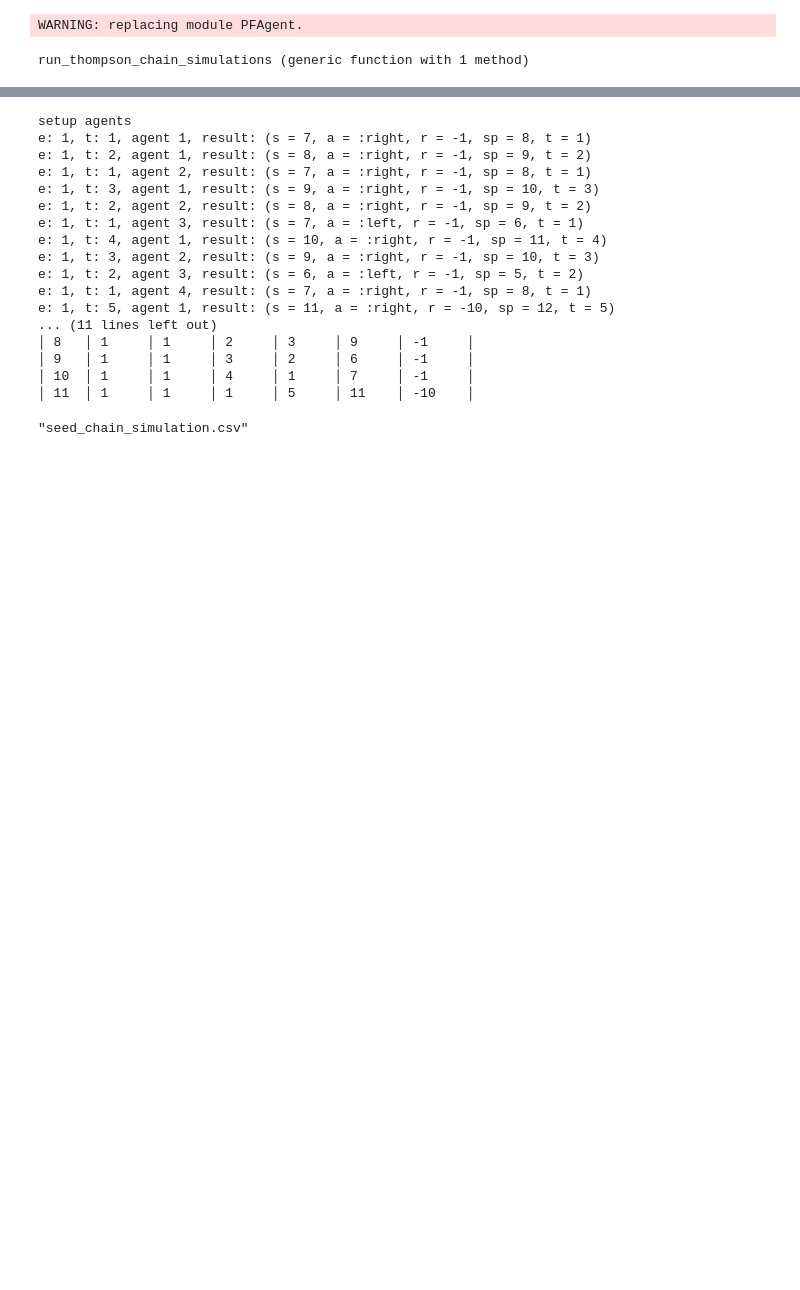
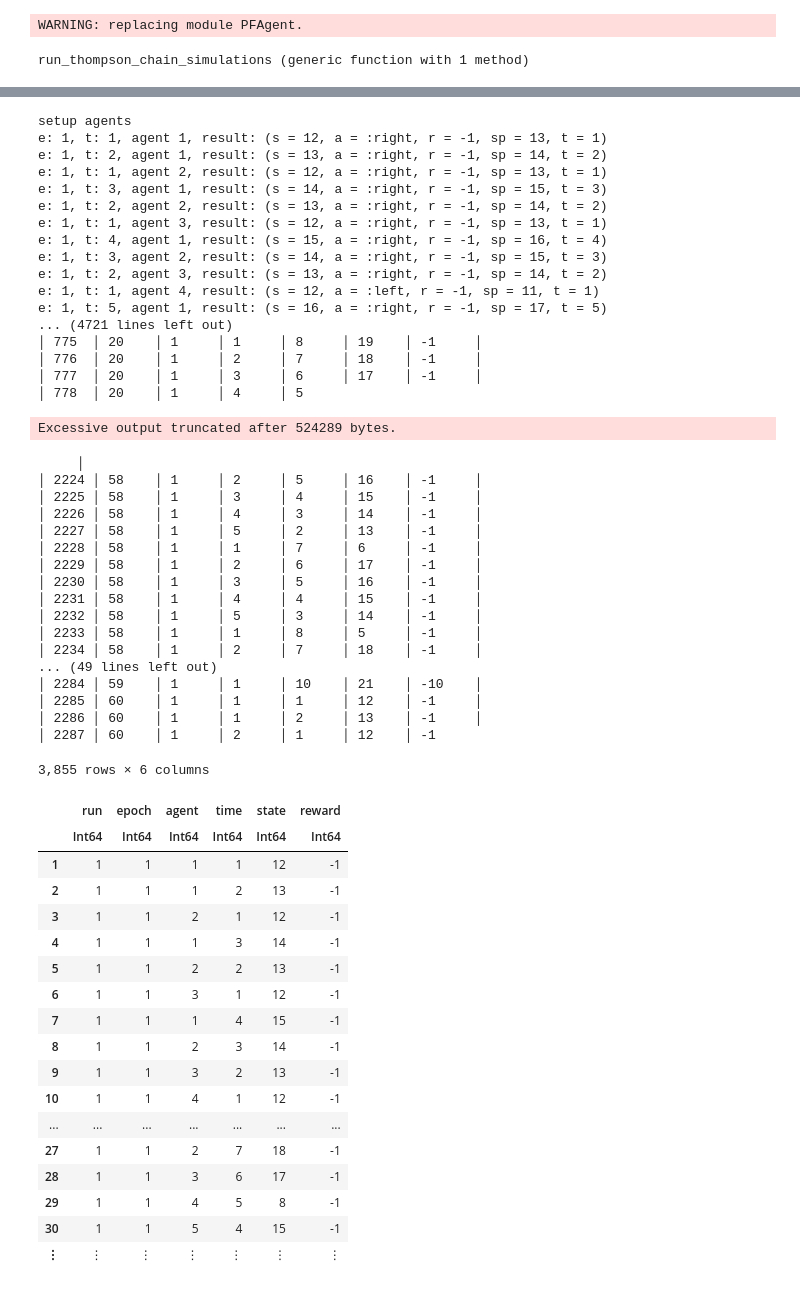
Before and after one commit to efancher/cs234_work_final_project, a Jupyter notebook: Final Project CS238.ipynb, the cells around one changed output, grey strips where cells are left out. Drawn from its saved outputs; the diff is of its cells as text; code cells hidden in the pictures; blank space fills up the shorter version.

```diff
--- a/Final Project CS238.ipynb
+++ b/Final Project CS238.ipynb
@@ -708,7 +947,7 @@ function run_seed_chain_simulations(nruns, Q_tables1, Q_tables2, N_tables1, N_ta
     runs = []
     for i in 1:nruns
         agents = Any[]
-        num_states = 10
+        num_states = 20
         num_actions = 2
         epochs=1
         seed_policies = []
@@ -718,7 +957,7 @@ function run_seed_chain_simulations(nruns, Q_tables1, Q_tables2, N_tables1, N_ta
         rev_action_map = Dict(:left => 1, :right => 2)
         states = 1:(num_states+2)
         #print("Before q's")
-        true_mdp = PFChainMDP.PChainMDP(num_states+2,1.0,.9, theta)
+        true_mdp = PFChainMDP.PChainMDP(num_states+2,1.0,1.0, theta)
         Q_tables_list = [Q_tables1[1], Q_tables2[1]]
         N_tables_list = [N_tables1[1], N_tables2[1]]
         # so diff with thompson sampling is that we should do the rand now
@@ -767,28 +1006,65 @@ run_seed_chain_simulations (generic function with 2 methods)
 # %%
-num_agents = 10
-results = run_seed_chain_simulations(1, Q_tables1, Q_tables2, N_tables1, N_tables2, num_agents)
+num_agents = 5
+results = run_seed_chain_simulations(100, Q_tables1, Q_tables2, N_tables1, N_tables2, num_agents)
 using CSV
 using DataFrames
 df = DataFrame(run = [x[1] for x in results], epoch = [x[2] for x in results], agent=[x[3] for x in results],
                time = [x[4] for x in results], state = [x[5] for x in results], reward = [x[6] for x in results])
 println(df)
 CSV.write("seed_chain_simulation.csv", df)
+df
 # %% [output]
 setup agents
-e: 1, t: 1, agent 1, result: (s = 7, a = :right, r = -1, sp = 8, t = 1)
-e: 1, t: 2, agent 1, result: (s = 8, a = :right, r = -1, sp = 9, t = 2)
-e: 1, t: 1, agent 2, result: (s = 7, a = :right, r = -1, sp = 8, t = 1)
-e: 1, t: 3, agent 1, result: (s = 9, a = :right, r = -1, sp = 10, t = 3)
-e: 1, t: 2, agent 2, result: (s = 8, a = :right, r = -1, sp = 9, t = 2)
-e: 1, t: 1, agent 3, result: (s = 7, a = :left, r = -1, sp = 6, t = 1)
-e: 1, t: 4, agent 1, result: (s = 10, a = :right, r = -1, sp = 11, t = 4)
-e: 1, t: 3, agent 2, result: (s = 9, a = :right, r = -1, sp = 10, t = 3)
-e: 1, t: 2, agent 3, result: (s = 6, a = :left, r = -1, sp = 5, t = 2)
-e: 1, t: 1, agent 4, result: (s = 7, a = :right, r = -1, sp = 8, t = 1)
-e: 1, t: 5, agent 1, result: (s = 11, a = :right, r = -10, sp = 12, t = 5)
-... (11 lines left out)
-│ 8   │ 1     │ 1     │ 2     │ 3     │ 9     │ -1     │
-│ 9   │ 1     │ 1     │ 3     │ 2     │ 6     │ -1     │
-│ 10  │ 1     │ 1     │ 4     │ 1     │ 7     │ -1     │
-│ 11  │ 1     │ 1     │ 1     │ 5     │ 11    │ -10    │
+e: 1, t: 1, agent 1, result: (s = 12, a = :right, r = -1, sp = 13, t = 1)
+e: 1, t: 2, agent 1, result: (s = 13, a = :right, r = -1, sp = 14, t = 2)
+e: 1, t: 1, agent 2, result: (s = 12, a = :right, r = -1, sp = 13, t = 1)
+e: 1, t: 3, agent 1, result: (s = 14, a = :right, r = -1, sp = 15, t = 3)
+e: 1, t: 2, agent 2, result: (s = 13, a = :right, r = -1, sp = 14, t = 2)
+e: 1, t: 1, agent 3, result: (s = 12, a = :right, r = -1, sp = 13, t = 1)
+e: 1, t: 4, agent 1, result: (s = 15, a = :right, r = -1, sp = 16, t = 4)
+e: 1, t: 3, agent 2, result: (s = 14, a = :right, r = -1, sp = 15, t = 3)
+e: 1, t: 2, agent 3, result: (s = 13, a = :right, r = -1, sp = 14, t = 2)
+e: 1, t: 1, agent 4, result: (s = 12, a = :left, r = -1, sp = 11, t = 1)
+e: 1, t: 5, agent 1, result: (s = 16, a = :right, r = -1, sp = 17, t = 5)
+... (4721 lines left out)
+│ 775  │ 20    │ 1     │ 1     │ 8     │ 19    │ -1     │
+│ 776  │ 20    │ 1     │ 2     │ 7     │ 18    │ -1     │
+│ 777  │ 20    │ 1     │ 3     │ 6     │ 17    │ -1     │
+│ 778  │ 20    │ 1     │ 4     │ 5
-"seed_chain_simulation.csv"
+Excessive output truncated after 524289 bytes.
+     │
+│ 2224 │ 58    │ 1     │ 2     │ 5     │ 16    │ -1     │
+│ 2225 │ 58    │ 1     │ 3     │ 4     │ 15    │ -1     │
+│ 2226 │ 58    │ 1     │ 4     │ 3     │ 14    │ -1     │
+│ 2227 │ 58    │ 1     │ 5     │ 2     │ 13    │ -1     │
+│ 2228 │ 58    │ 1     │ 1     │ 7     │ 6     │ -1     │
+│ 2229 │ 58    │ 1     │ 2     │ 6     │ 17    │ -1     │
+│ 2230 │ 58    │ 1     │ 3     │ 5     │ 16    │ -1     │
+│ 2231 │ 58    │ 1     │ 4     │ 4     │ 15    │ -1     │
+│ 2232 │ 58    │ 1     │ 5     │ 3     │ 14    │ -1     │
+│ 2233 │ 58    │ 1     │ 1     │ 8     │ 5     │ -1     │
+│ 2234 │ 58    │ 1     │ 2     │ 7     │ 18    │ -1     │
+... (49 lines left out)
+│ 2284 │ 59    │ 1     │ 1     │ 10    │ 21    │ -10    │
+│ 2285 │ 60    │ 1     │ 1     │ 1     │ 12    │ -1     │
+│ 2286 │ 60    │ 1     │ 1     │ 2     │ 13    │ -1     │
+│ 2287 │ 60    │ 1     │ 2     │ 1     │ 12    │ -1
+3,855 rows × 6 columns
+|  | run | epoch | agent | time | state | reward |
+|  | Int64 | Int64 | Int64 | Int64 | Int64 | Int64 |
+| 1 | 1 | 1 | 1 | 1 | 12 | -1 |
+| 2 | 1 | 1 | 1 | 2 | 13 | -1 |
+| 3 | 1 | 1 | 2 | 1 | 12 | -1 |
+| 4 | 1 | 1 | 1 | 3 | 14 | -1 |
+| 5 | 1 | 1 | 2 | 2 | 13 | -1 |
+| 6 | 1 | 1 | 3 | 1 | 12 | -1 |
+| 7 | 1 | 1 | 1 | 4 | 15 | -1 |
+| 8 | 1 | 1 | 2 | 3 | 14 | -1 |
+| 9 | 1 | 1 | 3 | 2 | 13 | -1 |
+| 10 | 1 | 1 | 4 | 1 | 12 | -1 |
+| ... | ... | ... | ... | ... | ... | ... |
+| 27 | 1 | 1 | 2 | 7 | 18 | -1 |
+| 28 | 1 | 1 | 3 | 6 | 17 | -1 |
+| 29 | 1 | 1 | 4 | 5 | 8 | -1 |
+| 30 | 1 | 1 | 5 | 4 | 15 | -1 |
+| ⋮ | ⋮ | ⋮ | ⋮ | ⋮ | ⋮ | ⋮ |
```
Also changed, not shown: parts of 20 cells of this notebook, 1 other file.
